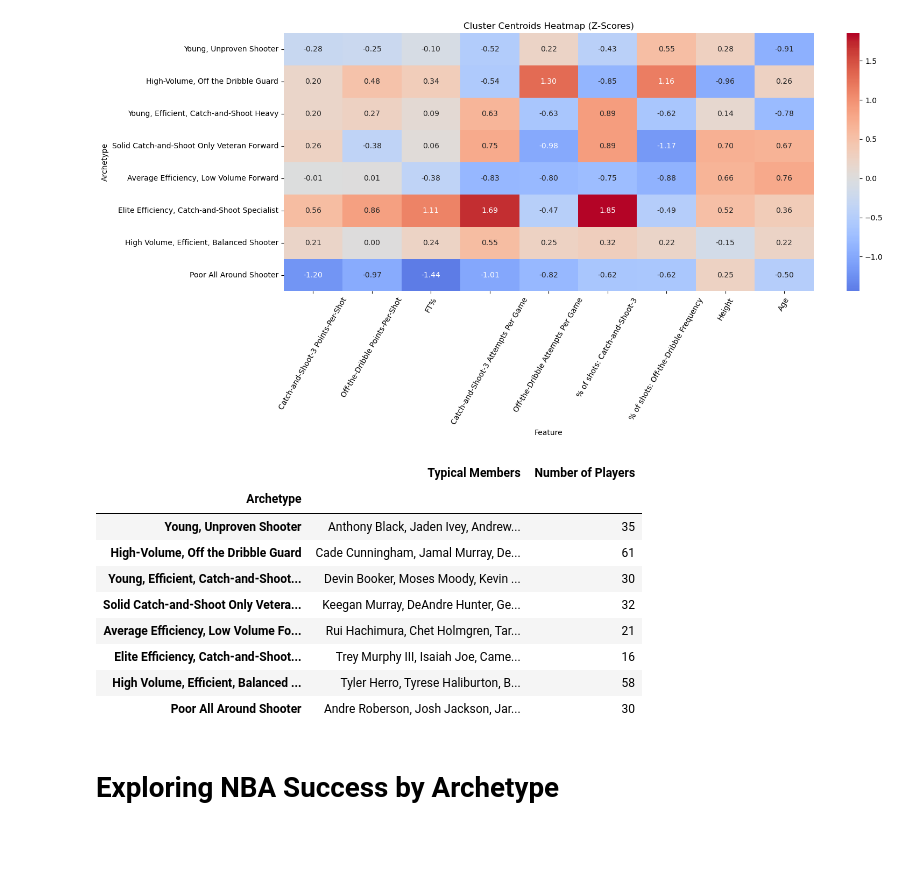
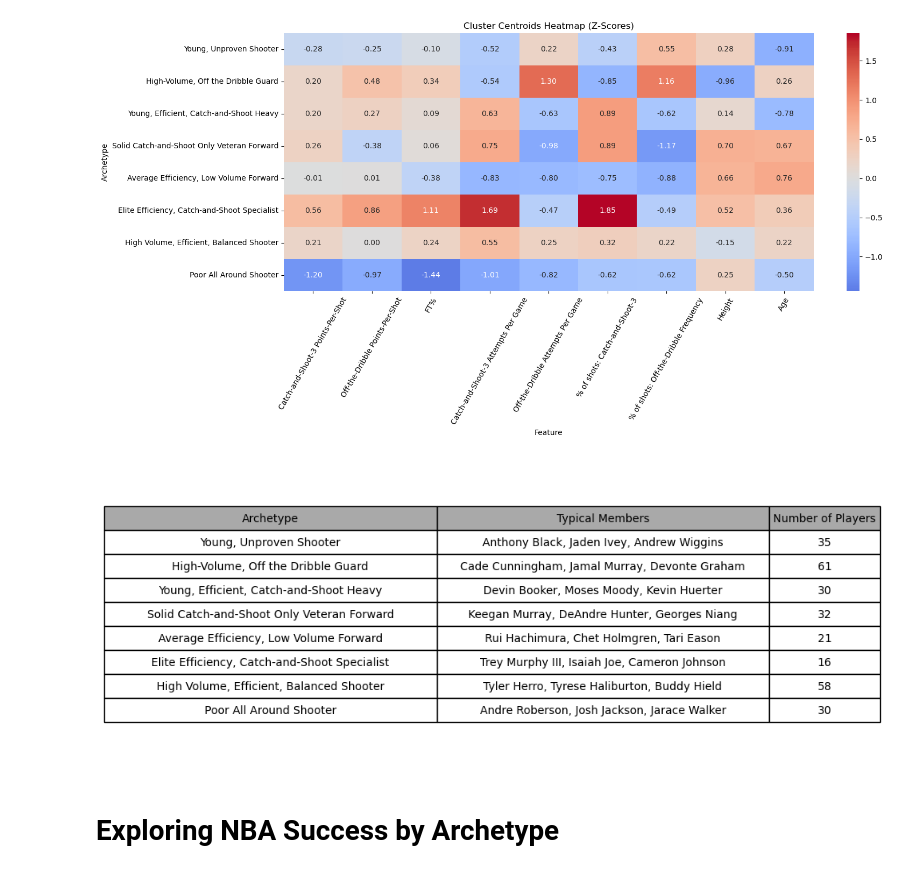
Before and after one commit to rickmart2/college-shooting-analysis-699, a Jupyter notebook: analysis.ipynb, the cells around one changed output. Cells and saved outputs as stored; diff of their text form; code cells hidden in the pictures; blank space fills up the shorter version.

```diff
--- a/analysis.ipynb
+++ b/analysis.ipynb
@@ -162,19 +162,25 @@ archetype_table = pd.DataFrame(shooting_archetypes.items(), columns=['Cluster',
 archetype_table['Typical Members'] = archetype_table['Cluster'].map(typical_members)
 archetype_table["Number of Players"] = archetype_table['Cluster'].map(full_df['Cluster'].value_counts())
 archetype_table.drop(columns=['Cluster'], inplace=True)
-archetype_table.set_index('Archetype', inplace=True)
-archetype_table
-# %% [output]
-|  | Typical Members | Number of Players |
-| Archetype |  |  |
-| Young, Unproven Shooter | Anthony Black, Jaden Ivey, Andrew... | 35 |
-| High-Volume, Off the Dribble Guard | Cade Cunningham, Jamal Murray, De... | 61 |
-| Young, Efficient, Catch-and-Shoot... | Devin Booker, Moses Moody, Kevin ... | 30 |
-| Solid Catch-and-Shoot Only Vetera... | Keegan Murray, DeAndre Hunter, Ge... | 32 |
-| Average Efficiency, Low Volume Fo... | Rui Hachimura, Chet Holmgren, Tar... | 21 |
-| Elite Efficiency, Catch-and-Shoot... | Trey Murphy III, Isaiah Joe, Came... | 16 |
-| High Volume, Efficient, Balanced ... | Tyler Herro, Tyrese Haliburton, B... | 58 |
-| Poor All Around Shooter | Andre Roberson, Josh Jackson, Jar... | 30 |
+# %%
+fig, ax = plt.subplots()
+ax.axis('off')
+
+table = ax.table(
+    cellText=archetype_table.values,
+    colLabels=archetype_table.columns,
+    loc='center',
+    cellLoc='center',
+    colColours=['#a9a9a9'] * len(archetype_table.columns),
+    colWidths=[0.3, 0.3, 0.1]
+
+)
+
+table.auto_set_font_size(False)
+table.set_fontsize(10)
+table.scale(2.8, 1.8)
+# %% [output]
+[figure, added]
 # %% [markdown]
 # Exploring NBA Success by Archetype
 # %%
```
Also changed, not shown: parts of 10 cells of this notebook.
